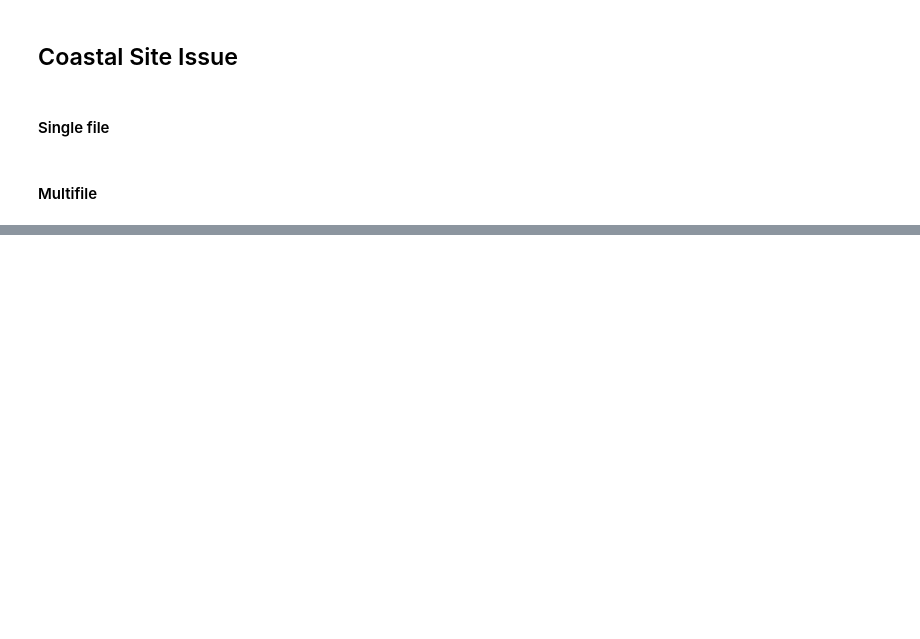
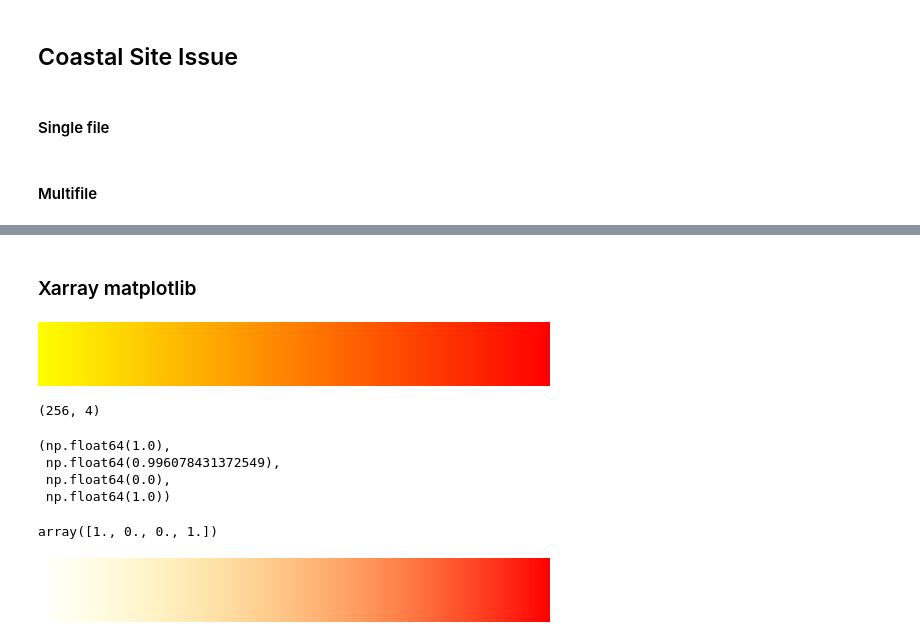
Before and after one commit to hannahzafar/FLUXNET-Model-comparison, a Jupyter notebook: notebooks/Debug-sandbox.ipynb, the cells around one changed output, grey strips where cells are left out. Drawn from its saved outputs; the diff is of its cells as text; code cells hidden in the pictures; blank space fills up the shorter version.

```diff
--- a/notebooks/Debug-sandbox.ipynb
+++ b/notebooks/Debug-sandbox.ipynb
@@ -317,0 +406,2 @@ filtered_df[['Site ID','Latitude (degrees)','Longitude (degrees)',]]
+# %% [markdown]
+### Xarray matplotlib
@@ -317,0 +410,28 @@ filtered_df[['Site ID','Latitude (degrees)','Longitude (degrees)',]]
+# %%
+# Make transparency colormap:
+cmap = plt.cm.autumn_r
+cmap
+# %% [output]
+[figure, added]
+# %%
+cmap(np.arange(cmap.N)).shape
+# %% [output]
+(256, 4)
+# %%
+cmap(1)
+# %% [output]
+(np.float64(1.0),
+ np.float64(0.996078431372549),
+ np.float64(0.0),
+ np.float64(1.0))
+# %%
+my_cmap = cmap(np.arange(cmap.N))
+my_cmap[:, -1] = np.linspace(0, 1, cmap.N)
+my_cmap[-1]
+# %% [output]
+array([1., 0., 0., 1.])
+# %%
+my_cmap = ListedColormap(my_cmap)
+my_cmap
+# %% [output]
+[figure, added]
```
Also changed, not shown: parts of 38 cells of this notebook, 2 other files.
